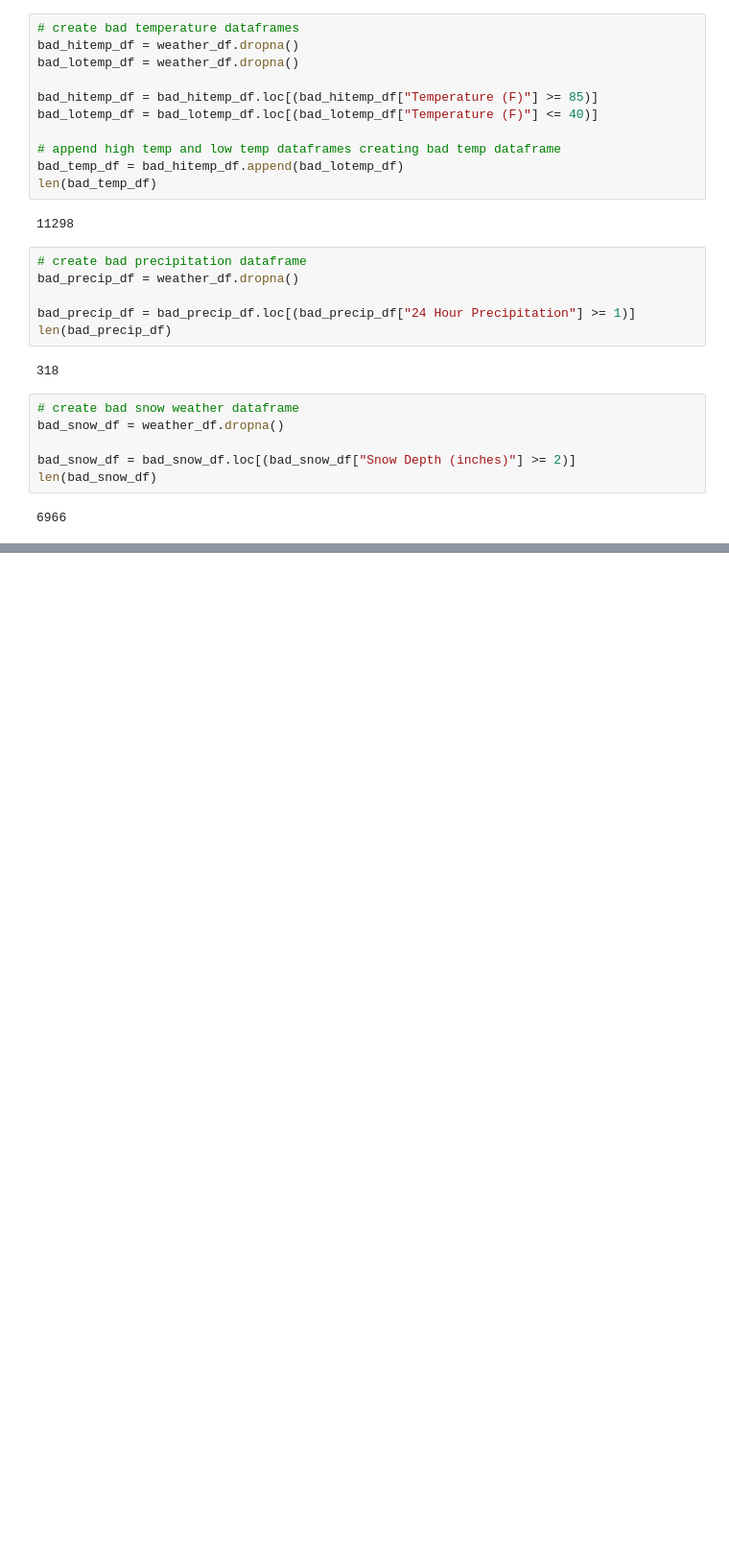
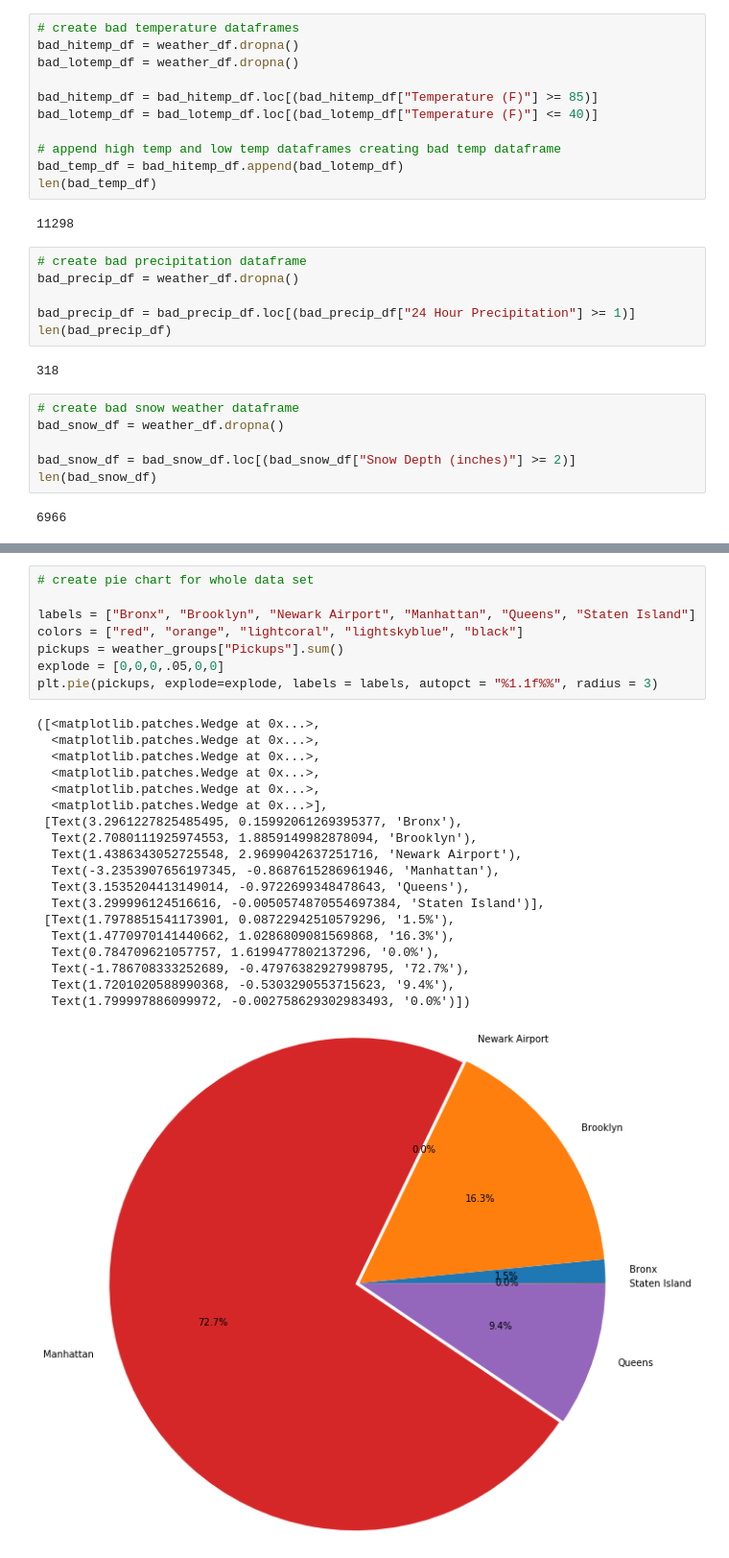
Before and after one commit to iliveonit/Project1-2020, a Jupyter notebook: UberWeather.ipynb, the cells around one changed output, grey strips where cells are left out. Shown: that part at 96% size. Drawn from its saved outputs; the diff is of its cells as text; blank space fills up the shorter version.

```diff
--- a/UberWeather.ipynb
+++ b/UberWeather.ipynb
@@ -86,0 +127,28 @@ len(bad_weather_df)
+# %%
+# create pie chart for whole data set
+
+labels = ["Bronx", "Brooklyn", "Newark Airport", "Manhattan", "Queens", "Staten Island"]
+colors = ["red", "orange", "lightcoral", "lightskyblue", "black"]
+pickups = weather_groups["Pickups"].sum()
+explode = [0,0,0,.05,0,0]
+plt.pie(pickups, explode=explode, labels = labels, autopct = "%1.1f%%", radius = 3)
+# %% [output]
+([<matplotlib.patches.Wedge at 0x...>,
+  <matplotlib.patches.Wedge at 0x...>,
+  <matplotlib.patches.Wedge at 0x...>,
+  <matplotlib.patches.Wedge at 0x...>,
+  <matplotlib.patches.Wedge at 0x...>,
+  <matplotlib.patches.Wedge at 0x...>],
+ [Text(3.2961227825485495, 0.15992061269395377, 'Bronx'),
+  Text(2.7080111925974553, 1.8859149982878094, 'Brooklyn'),
+  Text(1.4386343052725548, 2.9699042637251716, 'Newark Airport'),
+  Text(-3.2353907656197345, -0.8687615286961946, 'Manhattan'),
+  Text(3.1535204413149014, -0.9722699348478643, 'Queens'),
+  Text(3.299996124516616, -0.0050574870554697384, 'Staten Island')],
+ [Text(1.7978851541173901, 0.08722942510579296, '1.5%'),
+  Text(1.4770970141440662, 1.0286809081569868, '16.3%'),
+  Text(0.784709621057757, 1.6199477802137296, '0.0%'),
+  Text(-1.786708333252689, -0.47976382927998795, '72.7%'),
+  Text(1.7201020588990368, -0.5303290553715623, '9.4%'),
+  Text(1.799997886099972, -0.002758629302983493, '0.0%')])
+[figure, added]
```
Also changed, not shown: parts of 7 cells of this notebook.
